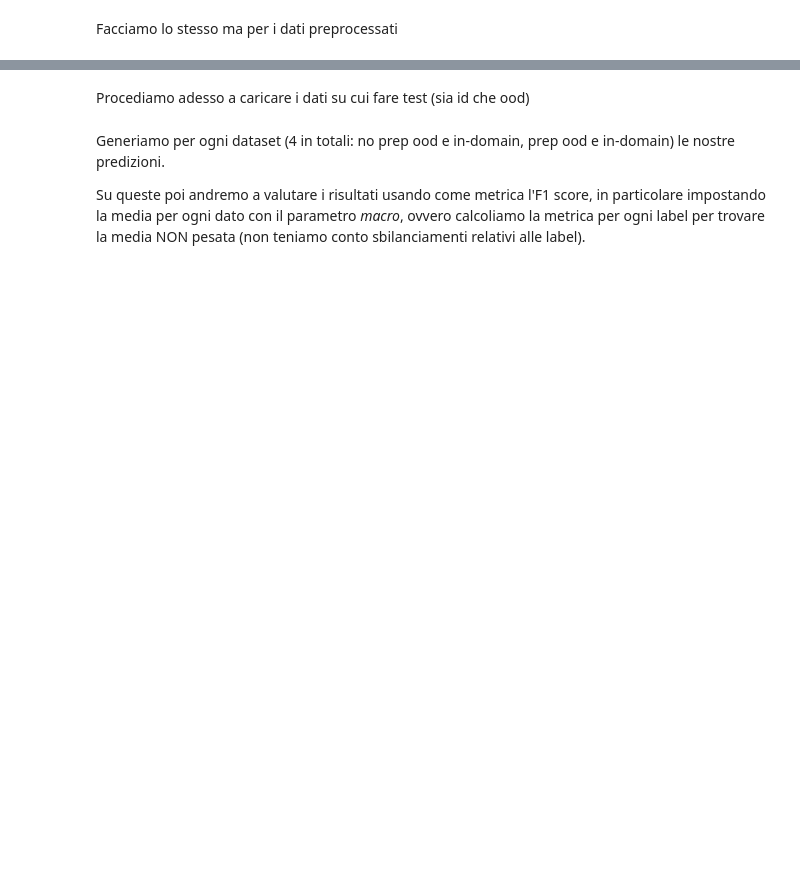
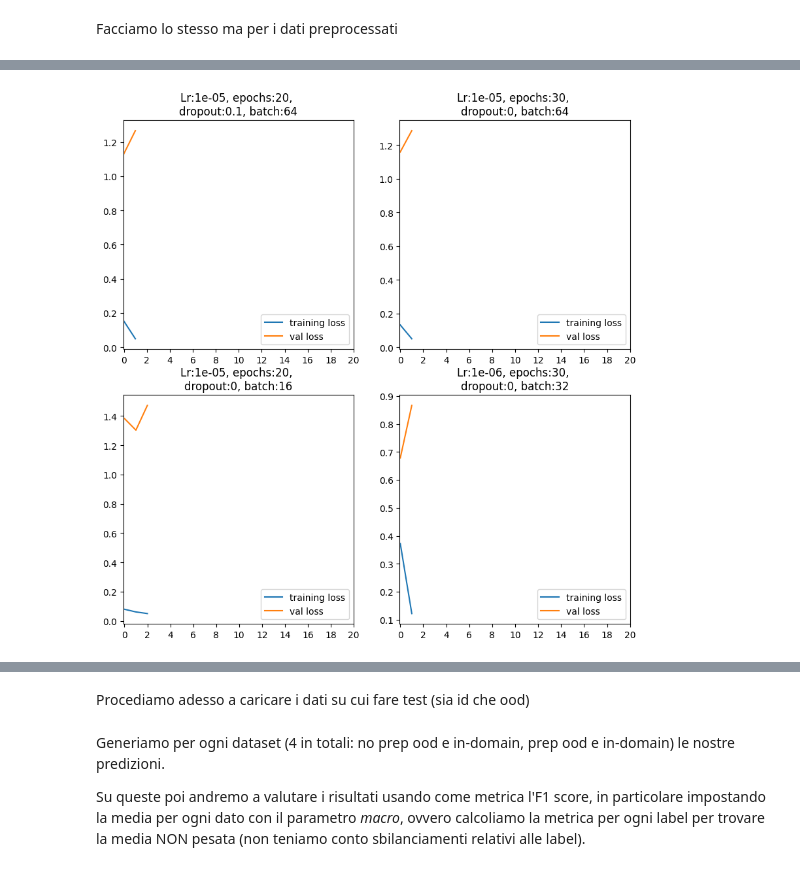
Before and after one commit to emanuelemuzio/nlp, a Jupyter notebook: TaskB.ipynb, the cells around one changed output, grey strips where cells are left out. Cells and saved outputs as stored; diff of their text form; code cells hidden in the pictures; blank space fills up the shorter version.

```diff
--- a/TaskB.ipynb
+++ b/TaskB.ipynb
@@ -626,12 +636,12 @@ prep_runs = []
 prep_run = None
 i = 0
 
-if not os.path.exists('/content/drive/MyDrive/NLP/task_A/prep_runs'):
-    os.mkdir('/content/drive/MyDrive/NLP/task_A/prep_runs')
+if not os.path.exists('/content/drive/MyDrive/NLP/task_B/prep_runs'):
+    os.mkdir('/content/drive/MyDrive/NLP/task_B/prep_runs')
     while i < n_runs:
         if torch.cuda.is_available():
             torch.cuda.empty_cache()
-        accuracy = MultilabelAccuracy(num_labels=10).to(device)
+        accuracy = MultilabelAccuracy(num_labels=2).to(device)
 
         dropout = rand.choice(hyperparameters['dropout'])
         lr = rand.choice(hyperparameters['lr'])
@@ -644,7 +654,7 @@ if not os.path.exists('/content/drive/MyDrive/NLP/task_A/prep_runs'):
 
         i = i + 1
 
-        os.mkdir(f'/content/drive/MyDrive/NLP/task_A/prep_runs/{i}')
+        os.mkdir(f'/content/drive/MyDrive/NLP/task_B/prep_runs/{i}')
 
         prep_runs.append(prep_run)
 
@@ -680,8 +690,8 @@ if not os.path.exists('/content/drive/MyDrive/NLP/task_A/prep_runs'):
               "best_acc" : best_acc
         }
 
-        torch.save(best_weights, f'/content/drive/MyDrive/NLP/task_A/prep_runs/{i}/weights.pt')
-        with open(f'/content/drive/MyDrive/NLP/task_A/prep_runs/{i}/hist.pkl', 'wb') as handle:
+        torch.save(best_weights, f'/content/drive/MyDrive/NLP/task_B/prep_runs/{i}/weights.pt')
+        with open(f'/content/drive/MyDrive/NLP/task_B/prep_runs/{i}/hist.pkl', 'wb') as handle:
           save = {
             "hist" : hist,
             "run" : run
@@ -691,23 +713,25 @@ if not os.path.exists('/content/drive/MyDrive/NLP/task_A/prep_runs'):
 # %%
-if not os.path.exists('/content/drive/MyDrive/NLP/task_A/train_prep.png'):
+if not os.path.exists('/content/drive/MyDrive/NLP/task_B/train_prep.png'):
     fig, (ax) = plt.subplots( nrows=2, ncols=2, figsize=(10, 10))
     n_epochs = list(range(0, 22, 2))
 
     for i in range(2):
         for j in range(2):
-            file = open(f'/content/drive/MyDrive/NLP/task_A/prep_runs/{(i * 2) + j + 1}/hist.pkl', 'rb')
+            file = open(f'/content/drive/MyDrive/NLP/task_B/prep_runs/{(i * 2) + j + 1}/hist.pkl', 'rb')
             r = pickle.load(file)
             hist = r['hist']
             ax[i][j].set_title(f"Lr:{hist['lr']}, epochs:{hist['epochs']}, \ndropout:{hist['dropout']}, batch:{hist['batch_size']}")
             ax[i][j].plot(hist['train_loss'], label='training loss')
             ax[i][j].plot(hist['val_loss'], label='val loss')
             ax[i][j].legend(loc='lower right')
             ax[i][j].set_xticks(n_epochs)
             file.close()
 
     plt.show()
-    fig.savefig('/content/drive/MyDrive/NLP/task_A/train_prep.png')
+    fig.savefig('/content/drive/MyDrive/NLP/task_B/train_prep.png')
     plt.close(fig)
+# %% [output]
+[figure, added]
 # %% [markdown]
 ![Preprocess train](https://drive.google.com/uc?id=10jq9pShIaNE6JC61cx6Wah5aZUFGUXNw)
 # %% [markdown]
```
Also changed, not shown: parts of 24 cells of this notebook.
